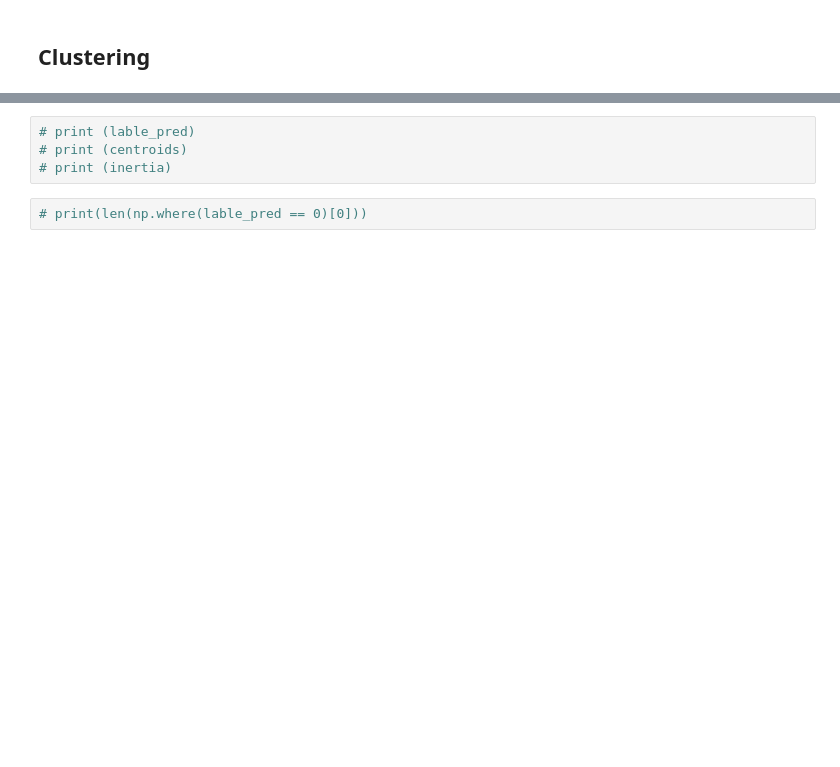
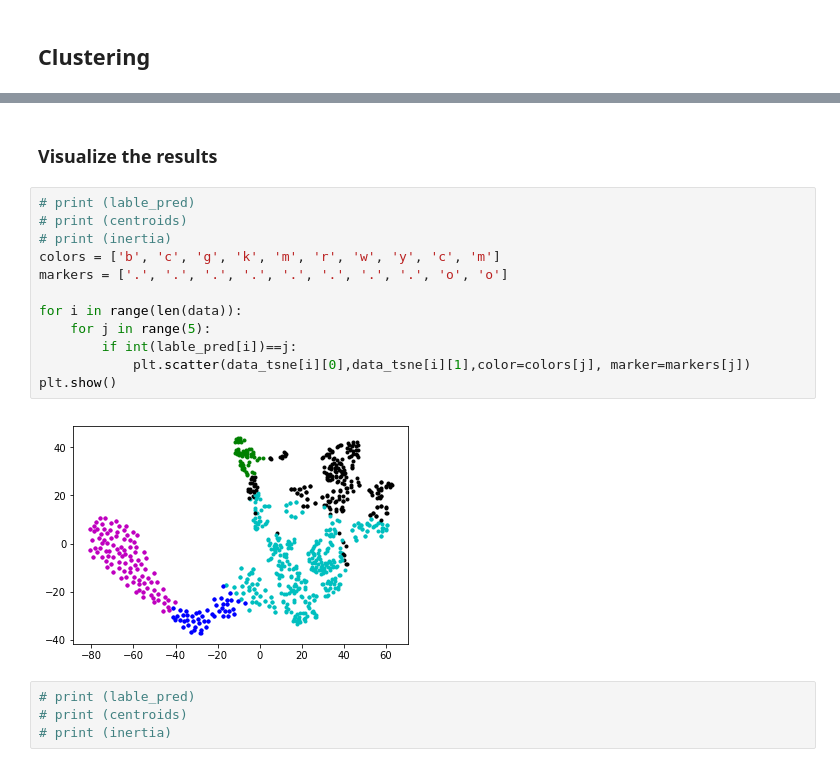
Before and after one commit to Dylan-X/Image-clustering-by-texture, a Jupyter notebook: image_clustering.ipynb, the cells around one changed output, grey strips where cells are left out. Cells and saved outputs as stored; diff of their text form; blank space fills up the shorter version.

```diff
--- a/image_clustering.ipynb
+++ b/image_clustering.ipynb
@@ -174,9 +162,23 @@ inertia=estimator.inertia_
+# %% [markdown]
+### Visualize the results
+# %%
+# print (lable_pred)
+# print (centroids)
+# print (inertia)
+colors = ['b', 'c', 'g', 'k', 'm', 'r', 'w', 'y', 'c', 'm']
+markers = ['.', '.', '.', '.', '.', '.', '.', '.', 'o', 'o']
+
+for i in range(len(data)):
+    for j in range(5):
+        if int(lable_pred[i])==j:
+            plt.scatter(data_tsne[i][0],data_tsne[i][1],color=colors[j], marker=markers[j])
+plt.show()
+# %% [output]
+[figure, added]
 # %%
 # print (lable_pred)
 # print (centroids)
 # print (inertia)
-# %%
-# print(len(np.where(lable_pred == 0)[0]))
 # %%
 block_classes = []
 for i in range(10):
```
Also changed, not shown: parts of 13 cells of this notebook, 1 other file.
